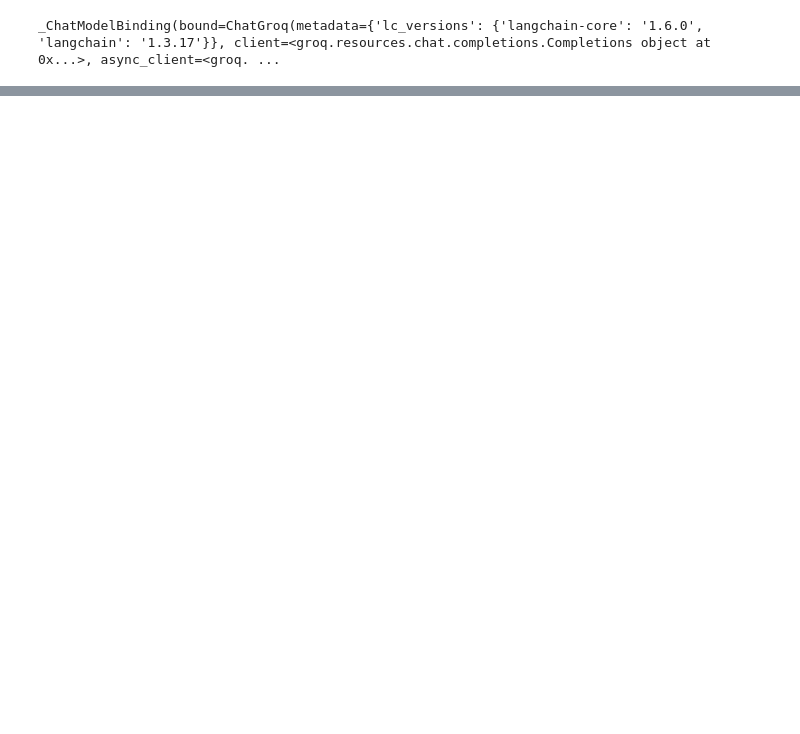
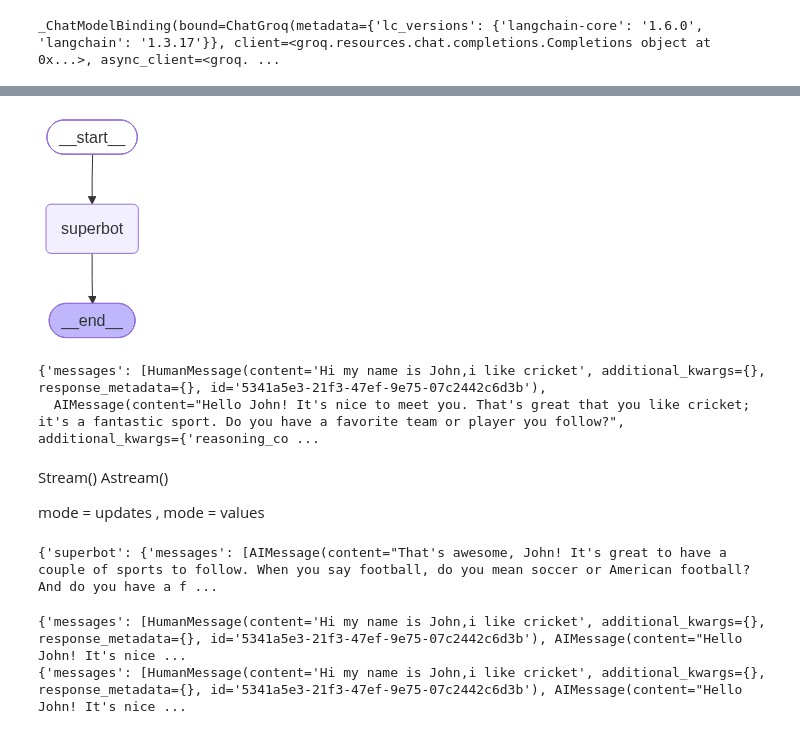
Before and after one commit to AbhishekGowda03/BasicChatBotUsingLangGraph, a Jupyter notebook: basicchatbot/one.ipynb, the cells around one changed output, grey strips where cells are left out. Drawn from its saved outputs; the diff is of its cells as text; code cells hidden in the pictures; blank space fills up the shorter version.

```diff
--- a/basicchatbot/one.ipynb
+++ b/basicchatbot/one.ipynb
@@ -140,0 +169,42 @@ response["messages"]
+# %%
+from langgraph.checkpoint.memory import MemorySaver
+memory = MemorySaver()
+# %%
+def superbot(state:State):
+    return {"messages":[llm_with_tool.invoke(state["messages"])]}
+# %%
+graph = StateGraph(State)
+
+graph.add_node("superbot",superbot)
+
+graph.add_edge(START,"superbot")
+graph.add_edge("superbot",END)
+
+
+graph_builder = graph.compile(checkpointer=memory)
+
+from IPython.display import Image, display, HTML
+display(Image(graph_builder.get_graph().draw_mermaid_png()))
+# %% [output]
+[figure, added]
+# %%
+config = {"configurable":{"thread_id": "thread_2"}}
+graph_builder.invoke({"messages": "Hi my name is John,i like cricket"}, config=config)
+# %% [output]
+{'messages': [HumanMessage(content='Hi my name is John,i like cricket', additional_kwargs={}, response_metadata={}, id='5341a5e3-21f3-47ef-9e75-07c2442c6d3b'),
+  AIMessage(content="Hello John! It's nice to meet you. That's great that you like cricket; it's a fantastic sport. Do you have a favorite team or player you follow?", additional_kwargs={'reasoning_co ...
+# %% [markdown]
+Stream() Astream()
+
+mode = updates , mode = values
+# %%
+for chunk in graph_builder.stream({"messages": " I also like football"}, config=config,stream_mode="updates"):
+    print(chunk)
+# %% [output]
+{'superbot': {'messages': [AIMessage(content="That's awesome, John! It's great to have a couple of sports to follow. When you say football, do you mean soccer or American football? And do you have a f ...
+# %%
+for chunk in graph_builder.stream({"messages": " I also like kabadi"}, config=config,stream_mode="values"):
+    print(chunk)
+# %% [output]
+{'messages': [HumanMessage(content='Hi my name is John,i like cricket', additional_kwargs={}, response_metadata={}, id='5341a5e3-21f3-47ef-9e75-07c2442c6d3b'), AIMessage(content="Hello John! It's nice ...
+{'messages': [HumanMessage(content='Hi my name is John,i like cricket', additional_kwargs={}, response_metadata={}, id='5341a5e3-21f3-47ef-9e75-07c2442c6d3b'), AIMessage(content="Hello John! It's nice ...
```
Also changed, not shown: parts of 9 cells of this notebook, 2 other files.
